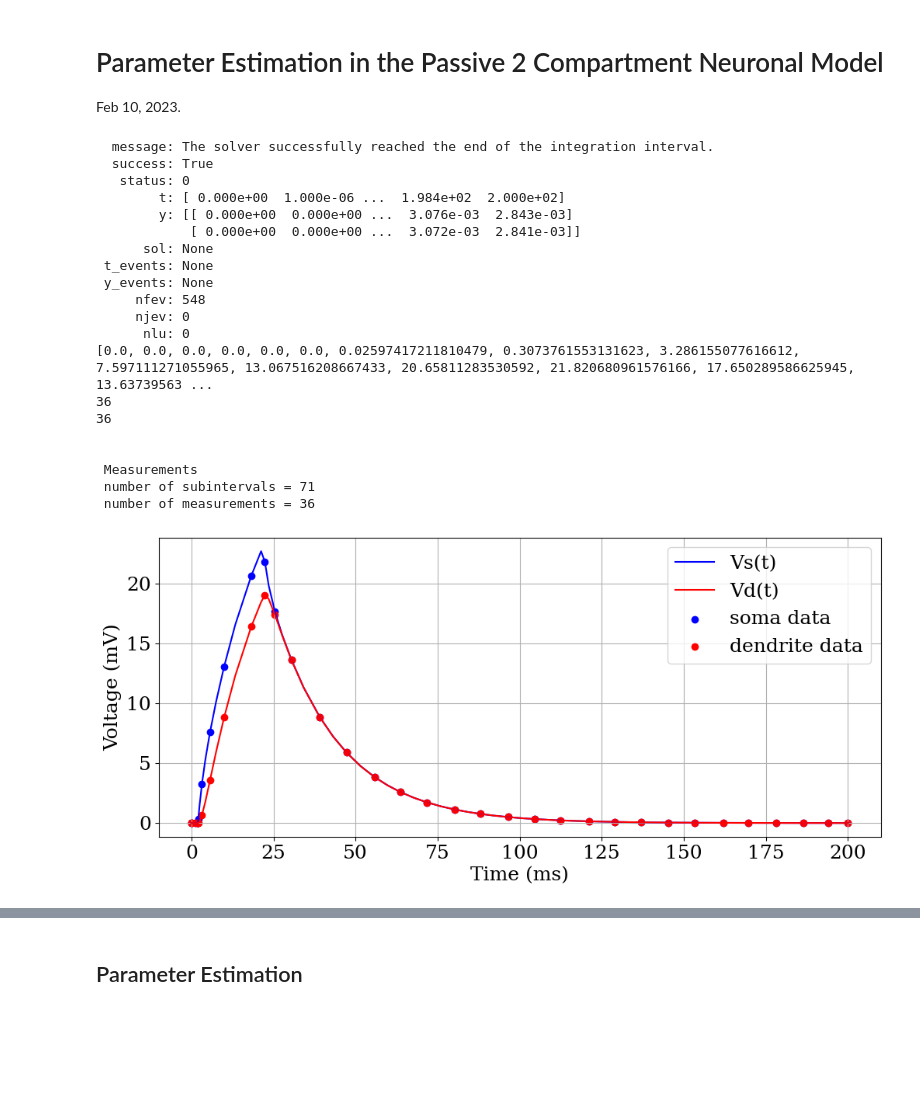
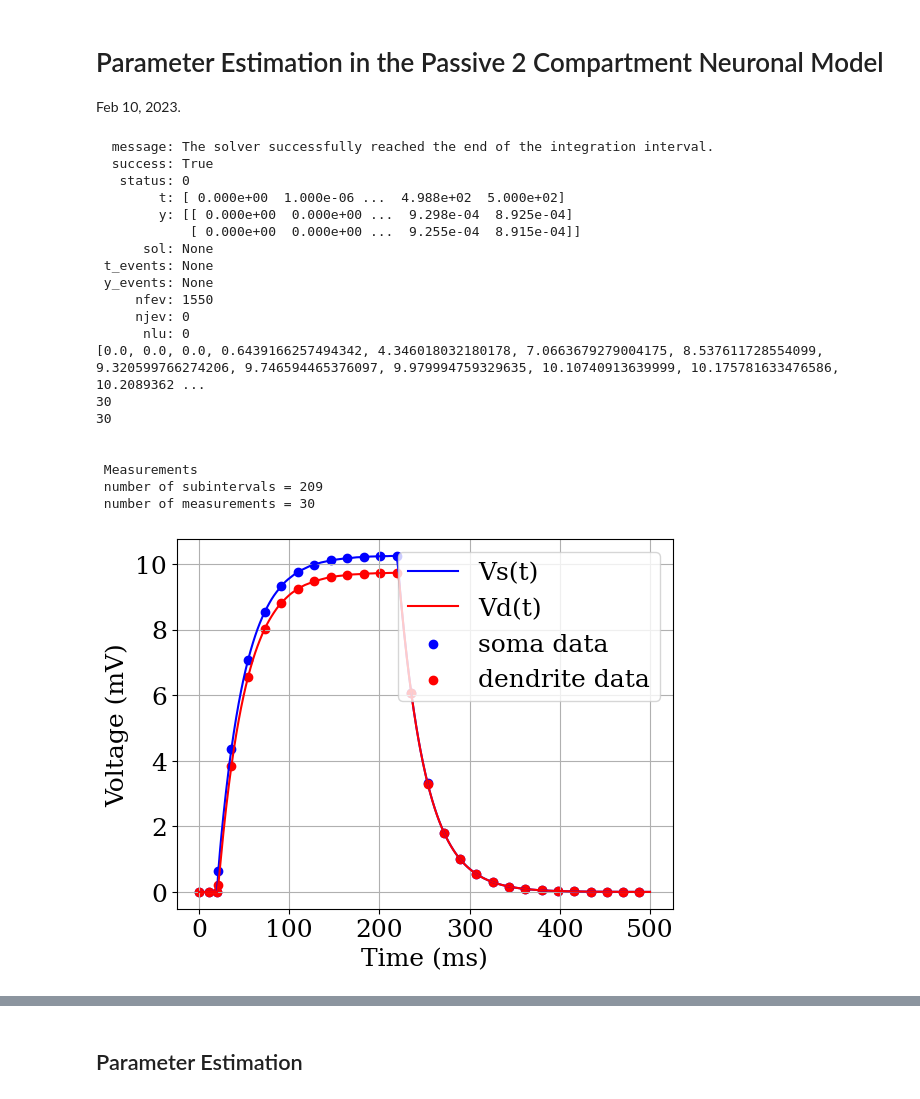
Before and after one commit to jscyyl/GabbianiLab, a Jupyter notebook: 2Compartment_passive_model_AC.ipynb, the cells around one changed output, grey strips where cells are left out. Cells and saved outputs as stored; diff of their text form; code cells hidden in the pictures; blank space fills up the shorter version.

Commit message:
finished code for optimizing solution given noisy data for 2-compartment passive model

```diff
--- a/2Compartment_passive_model_AC.ipynb
+++ b/2Compartment_passive_model_AC.ipynb
@@ -18,15 +18,16 @@ rcParams['text.usetex'] = False
 # %%
 # constants
 Cm = 3.0    # Membrane Capcitance uF
-gc = 1.1   # mS conductance take similar to traub model so that the resistance are in the order of Mohm
-gl = 0.15
+gc = 1.85   # mS conductance take similar to traub model so that the resistance are in the order of Mohm
+gl = 0.1
 tau = Cm/gl
 pc = gc/gl #coupling/leak
+# add Is_t, dependent on p
 
 # Stimulus current, this should be 10 instead of 10e-5, likely due to her implementation
 def Istim(t):
-    if t>2 and t<22:
-        Istim = 10
+    if t>20 and t<220:
+        Istim = 2
     else:
         Istim=0
     return Istim
@@ -44,14 +45,14 @@ Vs0 = 0 #mV
 Vd0 = 0 #mV
 
 # Solve TCO model
-t_span = [0, 200]
+t_span = [0, 500]
 sol = solve_ivp(TCO, t_span, [Vs0, Vd0])
 print(sol)
 
 
 
 # select timepoints
-t_fe_step = 2
+t_fe_step = 7
 t_meas = [sol.t[i] for i in range(1, len(sol.t), t_fe_step)]
 Vs_meas = [sol.y[0,i] for i in range(1, len(sol.t), t_fe_step)]
 Vd_meas = [sol.y[1,i] for i in range(1, len(sol.t), t_fe_step)]
@@ -66,39 +67,39 @@ print(" number of measurements = {0:d}".format(len(t_meas)) )
   message: The solver successfully reached the end of the integration interval.
   success: True
    status: 0
-        t: [ 0.000e+00  1.000e-06 ...  1.984e+02  2.000e+02]
-        y: [[ 0.000e+00  0.000e+00 ...  3.076e-03  2.843e-03]
-            [ 0.000e+00  0.000e+00 ...  3.072e-03  2.841e-03]]
+        t: [ 0.000e+00  1.000e-06 ...  4.988e+02  5.000e+02]
+        y: [[ 0.000e+00  0.000e+00 ...  9.298e-04  8.925e-04]
+            [ 0.000e+00  0.000e+00 ...  9.255e-04  8.915e-04]]
       sol: None
  t_events: None
  y_events: None
-     nfev: 548
+     nfev: 1550
      njev: 0
       nlu: 0
-[0.0, 0.0, 0.0, 0.0, 0.0, 0.0, 0.02597417211810479, 0.3073761553131623, 3.286155077616612, 7.597111271055965, 13.067516208667433, 20.65811283530592, 21.820680961576166, 17.650289586625945, 13.63739563 ...
-36
-36
+[0.0, 0.0, 0.0, 0.6439166257494342, 4.346018032180178, 7.0663679279004175, 8.537611728554099, 9.320599766274206, 9.746594465376097, 9.979994759329635, 10.10740913639999, 10.175781633476586, 10.2089362 ...
+30
+30
 
 
  Measurements
- number of subintervals = 71
- number of measurements = 36
+ number of subintervals = 209
+ number of measurements = 30
 # %%
 # Plot solution
-fig1 = plt.figure(figsize=(12,5))
+
 plt.plot(sol.t, sol.y[0, :], 'b', label='Vs(t)')
 plt.plot(sol.t, sol.y[1, :], 'r', label='Vd(t)')
 plt.scatter(t_meas, Vs_meas, c='b', label='soma data')
 plt.scatter(t_meas, Vd_meas, c='r', label='dendrite data')
 
 plt.ylabel('Voltage (mV)')
 plt.xlabel('Time (ms)')
 plt.legend(loc='upper right')
 plt.grid()
 
 #display(Vs_meas)
 #display(Vd_meas)
 # %% [output]
-[figure, old version]
+[figure, new version]
 # %%
 #add Gaussian noise
```
Also changed, not shown: parts of 6 cells of this notebook.
